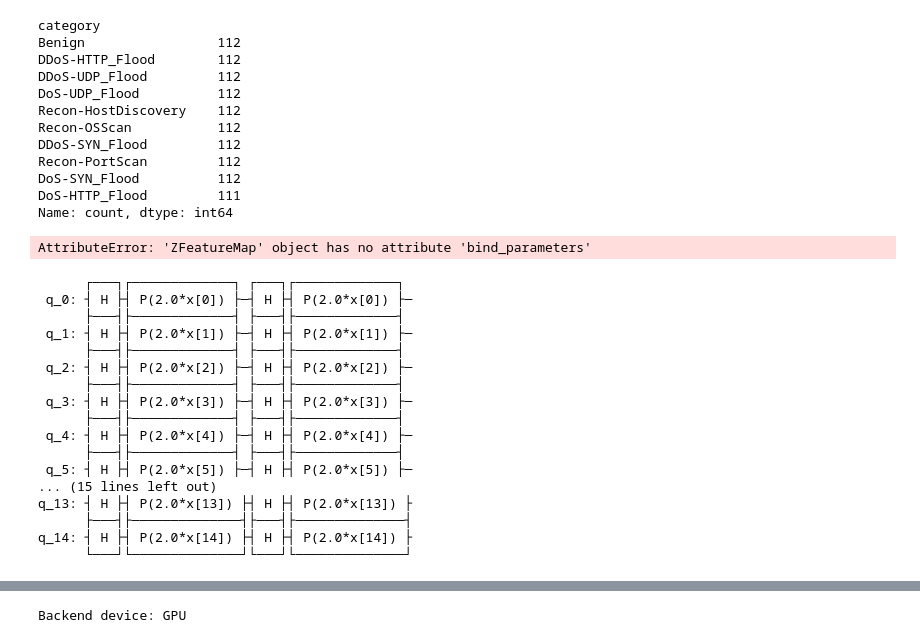
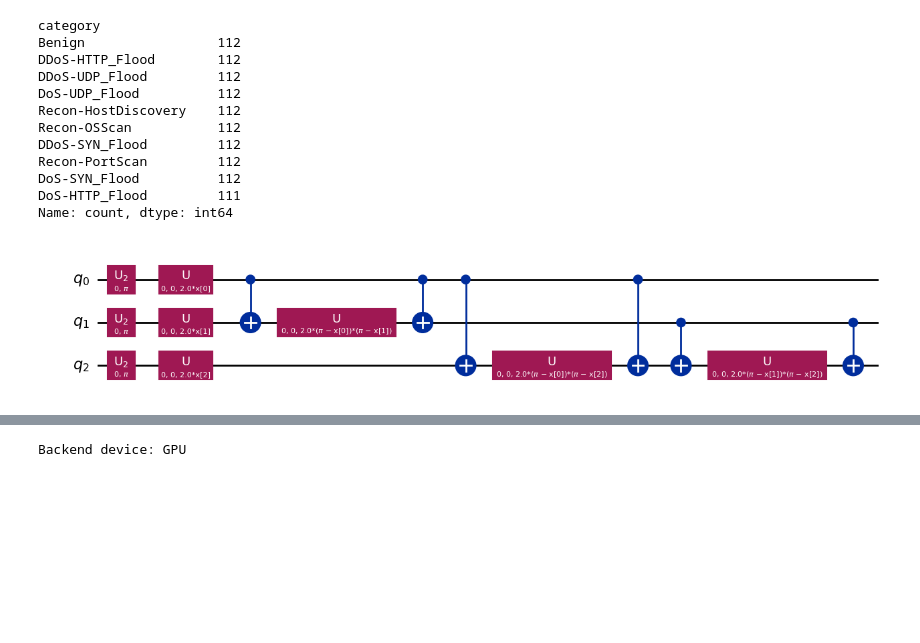
Before and after one commit to JorgeIrai/IoT-Quantum-IDS, a Jupyter notebook: Quantum-IDS/QSVM_IDS.ipynb, the cells around one changed output, grey strips where cells are left out. Saved outputs shown, nothing was run; the diff lists cells and outputs as text; code cells hidden in the pictures; blank space fills up the shorter version.

```diff
--- a/Quantum-IDS/QSVM_IDS.ipynb
+++ b/Quantum-IDS/QSVM_IDS.ipynb
@@ -76,2 +126,12 @@ X_test = pca.transform(X_test)
+# %%
+from qiskit.circuit.library import ZZFeatureMap, ZFeatureMap
+feature_map = ZZFeatureMap(feature_dimension=3, reps=1)
+
+feature_map.decompose().decompose().draw(output='mpl')
+
+# Save the feature map representation
+#plt.savefig('plots/feature_map_representation.png')
+# %% [output]
+[figure, added]
 # %%
 from qiskit_ibm_runtime import Session, SamplerV2, EstimatorV2
@@ -100,25 +160,0 @@ qk = FidelityQuantumKernel(feature_map=feature_map, fidelity=fidelity)
-# %%
-x = [-0.1, 0.2]
-feature_map.bind_parameters(x)
-# %% [output]
-AttributeError: 'ZFeatureMap' object has no attribute 'bind_parameters'
-# %%
-print(feature_map.decompose())
-# %% [output]
-      ┌───┐┌─────────────┐ ┌───┐┌─────────────┐
- q_0: ┤ H ├┤ P(2.0*x[0]) ├─┤ H ├┤ P(2.0*x[0]) ├─
-      ├───┤├─────────────┤ ├───┤├─────────────┤
- q_1: ┤ H ├┤ P(2.0*x[1]) ├─┤ H ├┤ P(2.0*x[1]) ├─
-      ├───┤├─────────────┤ ├───┤├─────────────┤
- q_2: ┤ H ├┤ P(2.0*x[2]) ├─┤ H ├┤ P(2.0*x[2]) ├─
-      ├───┤├─────────────┤ ├───┤├─────────────┤
- q_3: ┤ H ├┤ P(2.0*x[3]) ├─┤ H ├┤ P(2.0*x[3]) ├─
-      ├───┤├─────────────┤ ├───┤├─────────────┤
- q_4: ┤ H ├┤ P(2.0*x[4]) ├─┤ H ├┤ P(2.0*x[4]) ├─
-      ├───┤├─────────────┤ ├───┤├─────────────┤
- q_5: ┤ H ├┤ P(2.0*x[5]) ├─┤ H ├┤ P(2.0*x[5]) ├─
-... (15 lines left out)
-q_13: ┤ H ├┤ P(2.0*x[13]) ├┤ H ├┤ P(2.0*x[13]) ├
-      ├───┤├──────────────┤├───┤├──────────────┤
-q_14: ┤ H ├┤ P(2.0*x[14]) ├┤ H ├┤ P(2.0*x[14]) ├
-      └───┘└──────────────┘└───┘└──────────────┘
```
Also changed, not shown: parts of 18 cells of this notebook, 12 other files.
